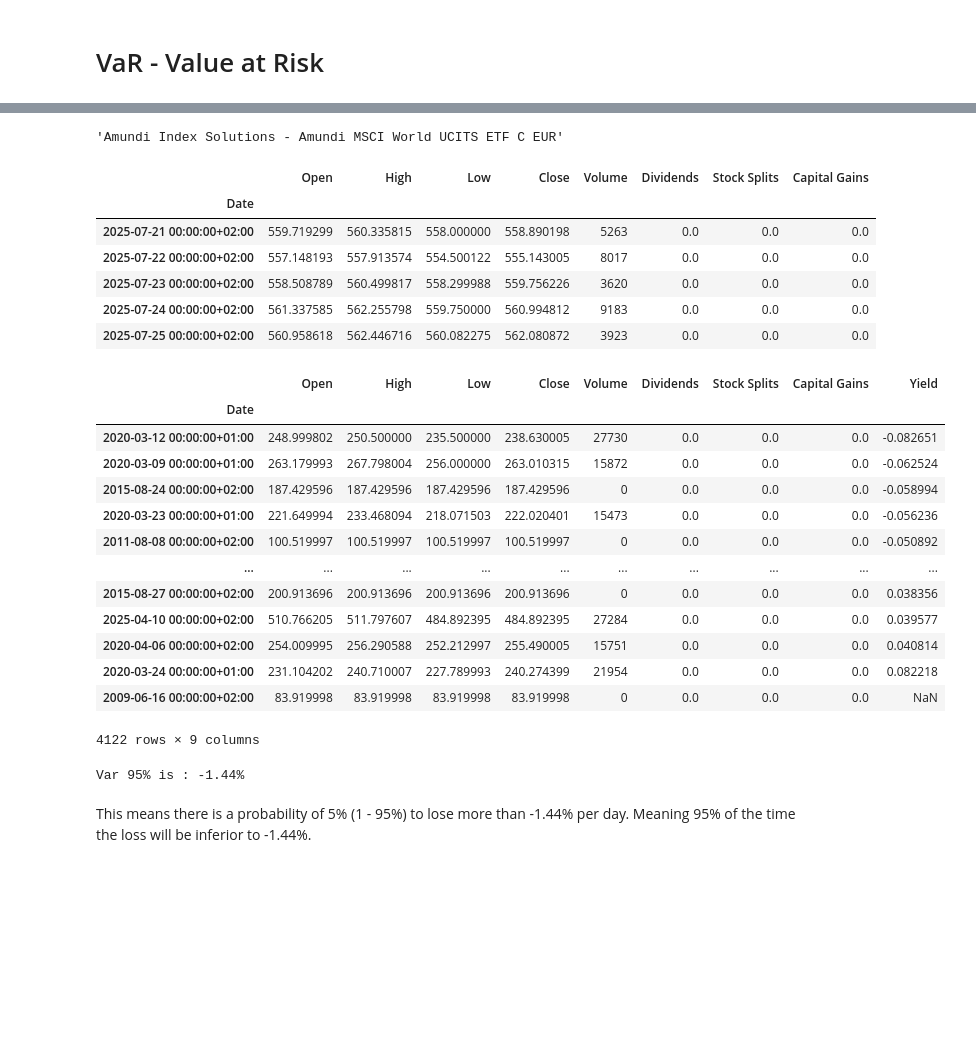
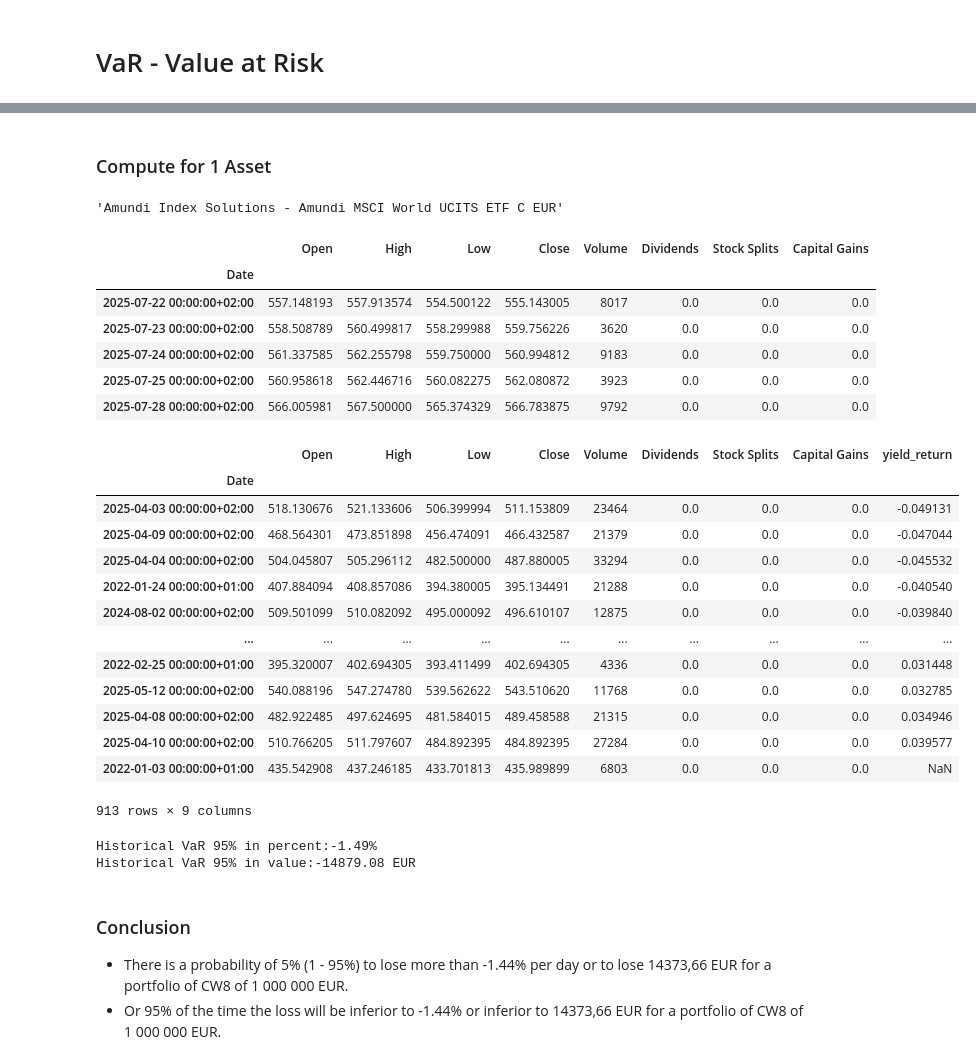
Before and after one commit to ahiru-t3ch/kitsune-finance, a Jupyter notebook: 00_var.ipynb, the cells around one changed output, grey strips where cells are left out. Cells and saved outputs as stored; diff of their text form; code cells hidden in the pictures; blank space fills up the shorter version.

```diff
--- a/00_var.ipynb
+++ b/00_var.ipynb
@@ -10 +14,3 @@ Here we'll use method Historical Simulation
+# %% [markdown]
+### Compute for 1 Asset
 # %%
@@ -21,44 +29,64 @@ dat.info['longName']
 # %% [output]
 'Amundi Index Solutions - Amundi MSCI World UCITS ETF C EUR'
 # %%
-# Set the data period to max, put result into a DataFrame (df) and print the end of the DataFrame:
-df = dat.history(period='max')
+# Get data for a specific period
+# replace by "period = max" to get all data
+# and put result into dataframe
+today = date.today().strftime("%Y-%m-%d")
+df = dat.history(start='2022-01-01', end=today)
+
+# Print tail of the dataframe
 df.tail()
 # %% [output]
 |  | Open | High | Low | Close | Volume | Dividends | Stock Splits | Capital Gains |
 | Date |  |  |  |  |  |  |  |  |
-| 2025-07-21 00:00:00+02:00 | 559.719299 | 560.335815 | 558.000000 | 558.890198 | 5263 | 0.0 | 0.0 | 0.0 |
 | 2025-07-22 00:00:00+02:00 | 557.148193 | 557.913574 | 554.500122 | 555.143005 | 8017 | 0.0 | 0.0 | 0.0 |
 | 2025-07-23 00:00:00+02:00 | 558.508789 | 560.499817 | 558.299988 | 559.756226 | 3620 | 0.0 | 0.0 | 0.0 |
 | 2025-07-24 00:00:00+02:00 | 561.337585 | 562.255798 | 559.750000 | 560.994812 | 9183 | 0.0 | 0.0 | 0.0 |
 | 2025-07-25 00:00:00+02:00 | 560.958618 | 562.446716 | 560.082275 | 562.080872 | 3923 | 0.0 | 0.0 | 0.0 |
+| 2025-07-28 00:00:00+02:00 | 566.005981 | 567.500000 | 565.374329 | 566.783875 | 9792 | 0.0 | 0.0 | 0.0 |
 # %%
-# Create column Yield
+# Create column Yield_return
 # Use function pct_change that computes the fractional change between current and previous element to do it
-df['Yield'] = df['Close'].pct_change().dropna()
+df['yield_return'] = df['Close'].pct_change().dropna()
 # To computer VaR we need to sort Yield value
-df_sorted = df.sort_values(by='Yield')
+df_sorted = df.sort_values(by='yield_return')
 df_sorted
 # %% [output]
-|  | Open | High | Low | Close | Volume | Dividends | Stock Splits | Capital Gains | Yield |
+|  | Open | High | Low | Close | Volume | Dividends | Stock Splits | Capital Gains | yield_return |
 | Date |  |  |  |  |  |  |  |  |  |
-| 2020-03-12 00:00:00+01:00 | 248.999802 | 250.500000 | 235.500000 | 238.630005 | 27730 | 0.0 | 0.0 | 0.0 | -0.082651 |
-| 2020-03-09 00:00:00+01:00 | 263.179993 | 267.798004 | 256.000000 | 263.010315 | 15872 | 0.0 | 0.0 | 0.0 | -0.062524 |
-| 2015-08-24 00:00:00+02:00 | 187.429596 | 187.429596 | 187.429596 | 187.429596 | 0 | 0.0 | 0.0 | 0.0 | -0.058994 |
-| 2020-03-23 00:00:00+01:00 | 221.649994 | 233.468094 | 218.071503 | 222.020401 | 15473 | 0.0 | 0.0 | 0.0 | -0.056236 |
-| 2011-08-08 00:00:00+02:00 | 100.519997 | 100.519997 | 100.519997 | 100.519997 | 0 | 0.0 | 0.0 | 0.0 | -0.050892 |
+| 2025-04-03 00:00:00+02:00 | 518.130676 | 521.133606 | 506.399994 | 511.153809 | 23464 | 0.0 | 0.0 | 0.0 | -0.049131 |
+| 2025-04-09 00:00:00+02:00 | 468.564301 | 473.851898 | 456.474091 | 466.432587 | 21379 | 0.0 | 0.0 | 0.0 | -0.047044 |
+| 2025-04-04 00:00:00+02:00 | 504.045807 | 505.296112 | 482.500000 | 487.880005 | 33294 | 0.0 | 0.0 | 0.0 | -0.045532 |
+| 2022-01-24 00:00:00+01:00 | 407.884094 | 408.857086 | 394.380005 | 395.134491 | 21288 | 0.0 | 0.0 | 0.0 | -0.040540 |
+| 2024-08-02 00:00:00+02:00 | 509.501099 | 510.082092 | 495.000092 | 496.610107 | 12875 | 0.0 | 0.0 | 0.0 | -0.039840 |
 | ... | ... | ... | ... | ... | ... | ... | ... | ... | ... |
-| 2015-08-27 00:00:00+02:00 | 200.913696 | 200.913696 | 200.913696 | 200.913696 | 0 | 0.0 | 0.0 | 0.0 | 0.038356 |
+| 2022-02-25 00:00:00+01:00 | 395.320007 | 402.694305 | 393.411499 | 402.694305 | 4336 | 0.0 | 0.0 | 0.0 | 0.031448 |
+| 2025-05-12 00:00:00+02:00 | 540.088196 | 547.274780 | 539.562622 | 543.510620 | 11768 | 0.0 | 0.0 | 0.0 | 0.032785 |
+| 2025-04-08 00:00:00+02:00 | 482.922485 | 497.624695 | 481.584015 | 489.458588 | 21315 | 0.0 | 0.0 | 0.0 | 0.034946 |
 | 2025-04-10 00:00:00+02:00 | 510.766205 | 511.797607 | 484.892395 | 484.892395 | 27284 | 0.0 | 0.0 | 0.0 | 0.039577 |
-| 2020-04-06 00:00:00+02:00 | 254.009995 | 256.290588 | 252.212997 | 255.490005 | 15751 | 0.0 | 0.0 | 0.0 | 0.040814 |
-| 2020-03-24 00:00:00+01:00 | 231.104202 | 240.710007 | 227.789993 | 240.274399 | 21954 | 0.0 | 0.0 | 0.0 | 0.082218 |
-| 2009-06-16 00:00:00+02:00 | 83.919998 | 83.919998 | 83.919998 | 83.919998 | 0 | 0.0 | 0.0 | 0.0 | NaN |
+| 2022-01-03 00:00:00+01:00 | 435.542908 | 437.246185 | 433.701813 | 435.989899 | 6803 | 0.0 | 0.0 | 0.0 | NaN |
-4122 rows × 9 columns
+913 rows × 9 columns
 # %%
+# Inputs data to compute Historical VaR
+sorted_yield_returns = df_sorted['yield_return'].dropna()
+alpha = 95/100
+value_portfolio = 1000000
+
+# Compute Historical VaR in percentage
+# and value for a given portfolio of 1 000 000 EUR of CW8
+var_hist_percent = np.percentile(sorted_yield_returns, (1 - alpha) * 100)
+var_hist_value = var_hist_percent * value_portfolio
+
+print('Historical VaR 95% in percent:' + str((var_hist_percent*100).round(2)) + '%')
+print('Historical VaR 95% in value:' + str(var_hist_value.round(2)) + ' EUR')
+
 # Display the VaR:
-print('Var 95% is : '+ (np.percentile(df_sorted['Yield'].dropna(), 5)*100).round(2).astype(str) + '%')
+# print('Var 95% is : '+ (np.percentile(df_sorted['Yield'].dropna(), 5)*100).round(2).astype(str) + '%')
 # %% [output]
-Var 95% is : -1.44%
+Historical VaR 95% in percent:-1.49%
+Historical VaR 95% in value:-14879.08 EUR
 # %% [markdown]
-This means there is a probability of 5% (1 - 95%) to lose more than -1.44% per day.
-Meaning 95% of the time the loss will be inferior to -1.44%.
+### Conclusion
+- There is a probability of 5% (1 - 95%) to lose more than -1.44% per day or to lose 14373,66 EUR for a portfolio of CW8 of 1 000 000 EUR.
+- Or 95% of the time the loss will be inferior to -1.44% or inferior to 14373,66 EUR for a portfolio of CW8 of 1 000 000 EUR.
```
Also changed, not shown: parts of 13 cells of this notebook, 1 other file.
